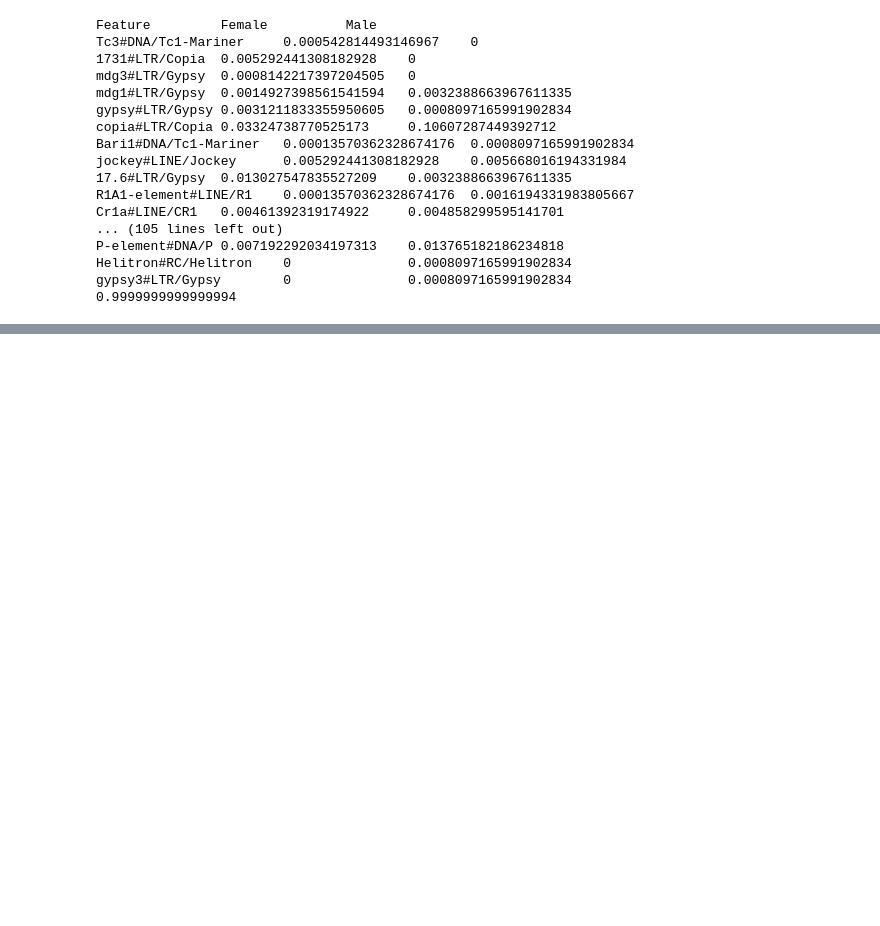
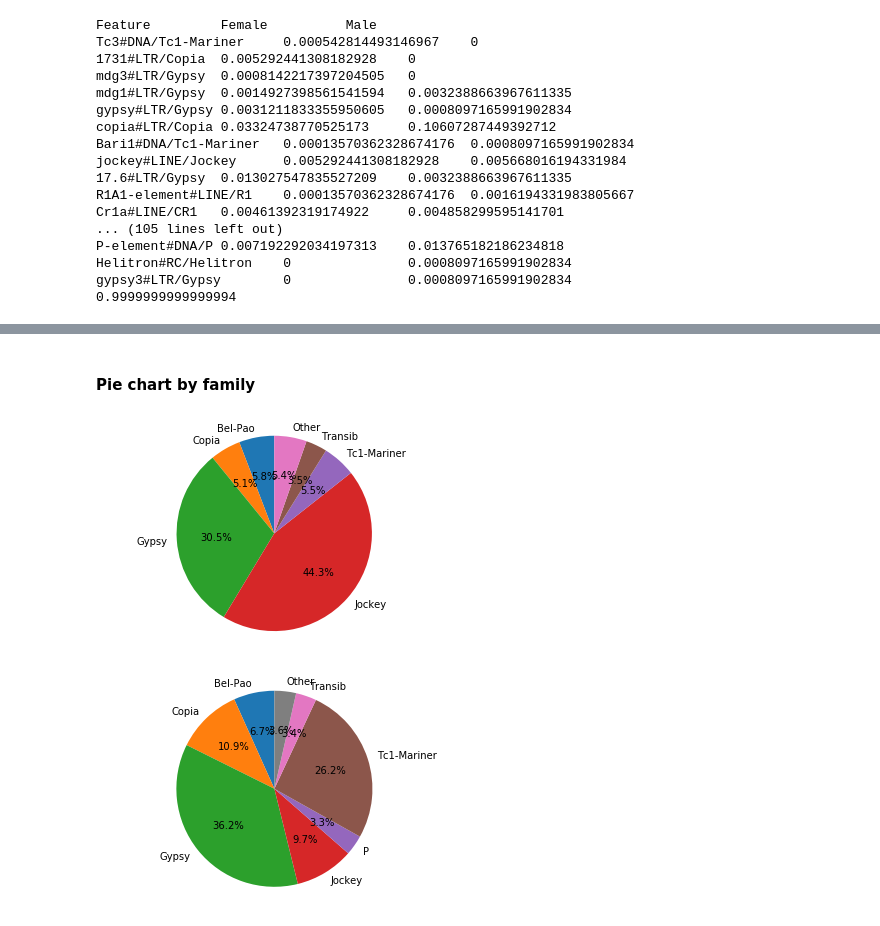
Before and after one commit to EricAmren/goth101_TE_analysis, a Jupyter notebook: cristina_TE_notebook.ipynb, the cells around one changed output, grey strips where cells are left out. Saved outputs shown, nothing was run; the diff lists cells and outputs as text; code cells hidden in the pictures; blank space fills up the shorter version.

```diff
--- a/cristina_TE_notebook.ipynb
+++ b/cristina_TE_notebook.ipynb
@@ -216,0 +219,28 @@ get_simple_pie_chart_from_consensus(consensus_counting_male_dict)
+# %% [markdown]
+#### Pie chart by family
+# %%
+def get_count_per_family(count_dict):
+    count_per_family_dict = dict()
+    for feature, count in count_dict.items():
+        element, rest = feature.split("#")
+        superfamily, family = rest.split("/")
+        if not family in count_per_family_dict:
+            count_per_family_dict[family] = 0
+        count_per_family_dict[family] += count
+
+    return count_per_family_dict
+
+def sort_family_dict(family_dict):
+    return dict(sorted(family_dict.items(), key=lambda item: item[0]))
+
+female_count_per_family_dict = get_count_per_family(consensus_counting_female_dict)
+male_count_per_family_dict = get_count_per_family(consensus_counting_male_dict)
+
+female_count_per_family_dict = sort_family_dict(female_count_per_family_dict)
+male_count_per_family_dict = sort_family_dict(male_count_per_family_dict)
+
+get_simple_pie_chart_from_consensus(female_count_per_family_dict)
+get_simple_pie_chart_from_consensus(male_count_per_family_dict)
+# %% [output]
+[figure, added]
+[figure, added]
```
Also changed, not shown: parts of 2 cells of this notebook.
